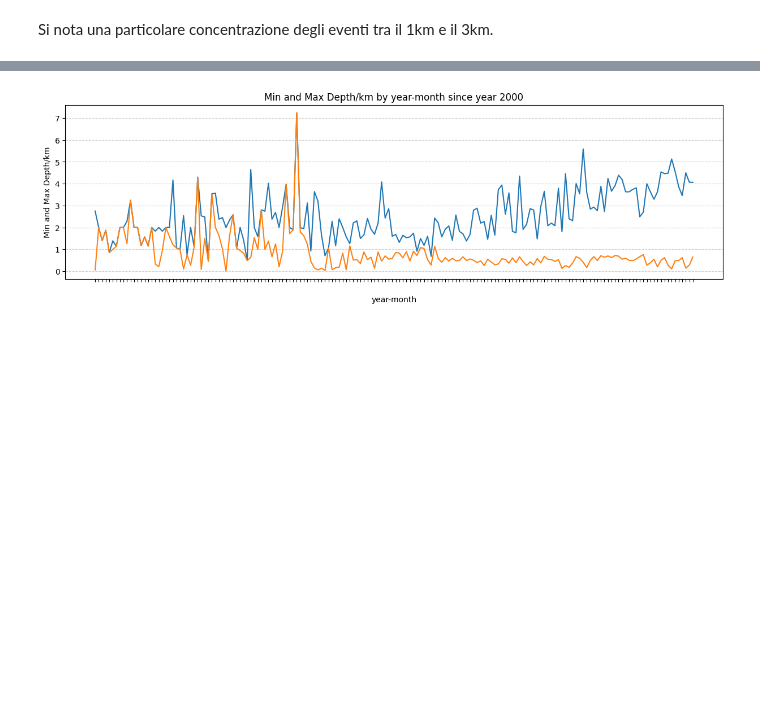
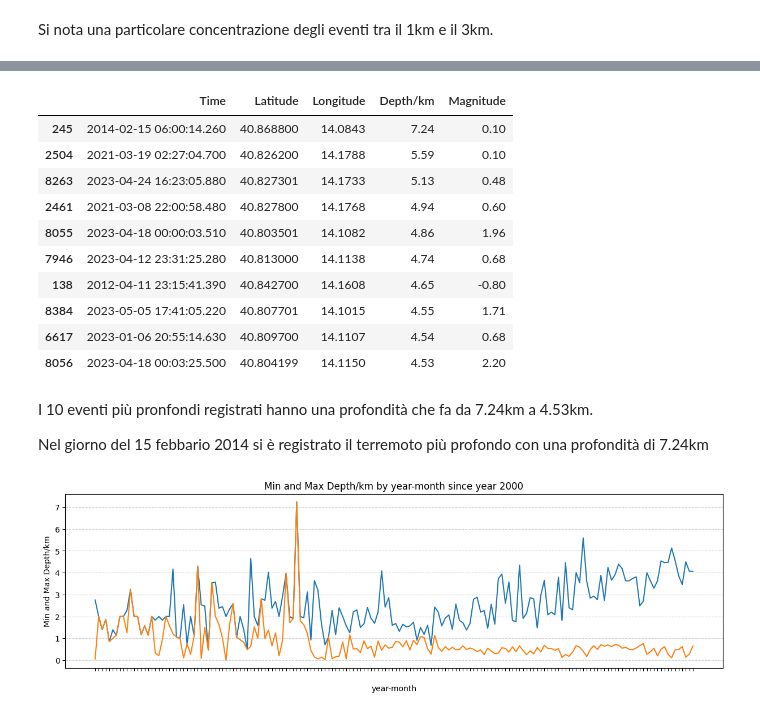
Before and after one commit to Pierfrancesco95/Portfolio, a Jupyter notebook: 03.03_PYTHON_Earthquakes Campi Flegrei/Analisi Terremoti CampiFlegrei.ipynb, the cells around one changed output, grey strips where cells are left out. Saved outputs shown, nothing was run; the diff lists cells and outputs as text; code cells hidden in the pictures; blank space fills up the shorter version.

```diff
--- a/03.03_PYTHON_Earthquakes Campi Flegrei/Analisi Terremoti CampiFlegrei.ipynb
+++ b/03.03_PYTHON_Earthquakes Campi Flegrei/Analisi Terremoti CampiFlegrei.ipynb
@@ -838,3 +852,22 @@ Nel giorno del 10 luglio 2011 si è registrato il terremoto più superficiale co
+# %%
+# i 10 eventi piu profondi registrati
+df[['Time','Latitude','Longitude','Depth/km','Magnitude']].sort_values(by='Depth/km', ascending=False).head(10)
+# %% [output]
+|  | Time | Latitude | Longitude | Depth/km | Magnitude |
+| 245 | 2014-02-15 06:00:14.260 | 40.868800 | 14.0843 | 7.24 | 0.10 |
+| 2504 | 2021-03-19 02:27:04.700 | 40.826200 | 14.1788 | 5.59 | 0.10 |
+| 8263 | 2023-04-24 16:23:05.880 | 40.827301 | 14.1733 | 5.13 | 0.48 |
+| 2461 | 2021-03-08 22:00:58.480 | 40.827800 | 14.1768 | 4.94 | 0.60 |
+| 8055 | 2023-04-18 00:00:03.510 | 40.803501 | 14.1082 | 4.86 | 1.96 |
+| 7946 | 2023-04-12 23:31:25.280 | 40.813000 | 14.1138 | 4.74 | 0.68 |
+| 138 | 2012-04-11 23:15:41.390 | 40.842700 | 14.1608 | 4.65 | -0.80 |
+| 8384 | 2023-05-05 17:41:05.220 | 40.807701 | 14.1015 | 4.55 | 1.71 |
+| 6617 | 2023-01-06 20:55:14.630 | 40.809700 | 14.1107 | 4.54 | 0.68 |
+| 8056 | 2023-04-18 00:03:25.500 | 40.804199 | 14.1150 | 4.53 | 2.20 |
+# %% [markdown]
+I 10 eventi più pronfondi registrati hanno una profondità che fa da 7.24km a 4.53km.
+
+Nel giorno del 15 febbario 2014 si è registrato il terremoto più profondo con una profondità di 7.24km
 # %%
 data = df[~df['Magnitude'].isnull()][['Depth/km','year_month','Time']]
 data_max = data.groupby('year_month')['Depth/km'].max().reset_index()
```
Also changed, not shown: parts of 8 cells of this notebook.
